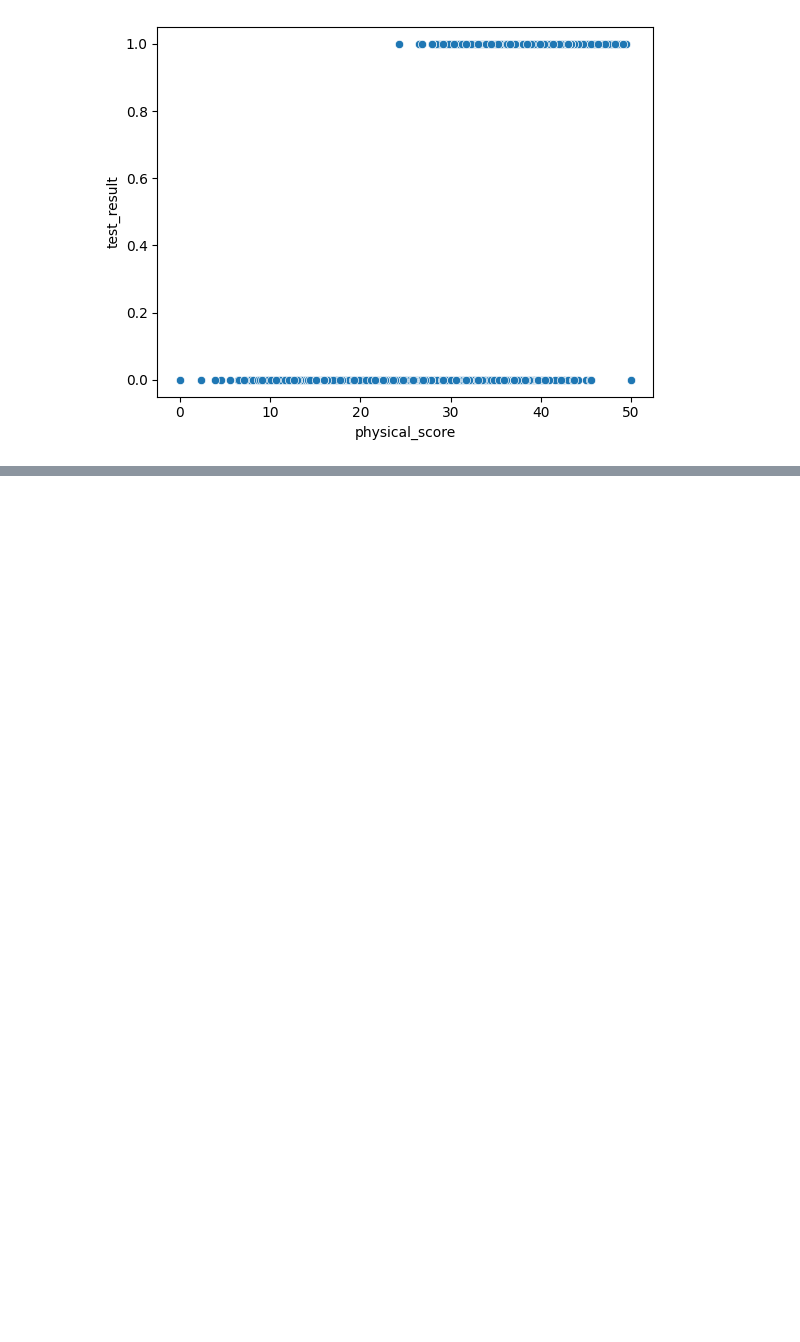
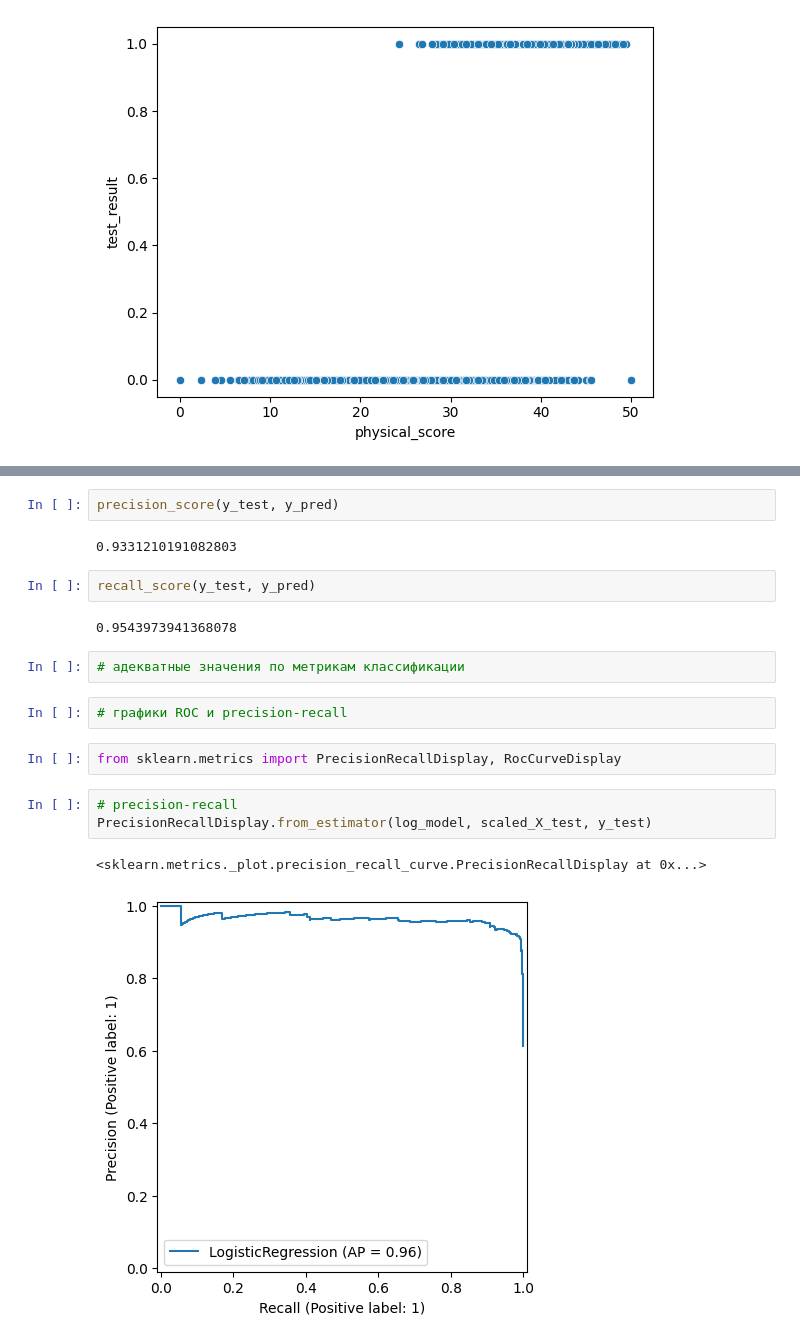
Before and after one commit to AlexTmbMifi/ML_basic, a Jupyter notebook: LogisticReg/LogisticRegAnalysis.ipynb, the cells around one changed output, grey strips where cells are left out. Drawn from its saved outputs; the diff is of its cells as text; blank space fills up the shorter version.

```diff
--- a/LogisticReg/LogisticRegAnalysis.ipynb
+++ b/LogisticReg/LogisticRegAnalysis.ipynb
@@ -97,0 +253,20 @@ ax.scatter(xs=df['age'], ys = df['physical_score'], zs=df['test_result'], c = df
+# %%
+precision_score(y_test, y_pred)
+# %% [output]
+0.9331210191082803
+# %%
+recall_score(y_test, y_pred)
+# %% [output]
+0.9543973941368078
+# %%
+# адекватные значения по метрикам классификации
+# %%
+# графики ROC и precision-recall
+# %%
+from sklearn.metrics import PrecisionRecallDisplay, RocCurveDisplay
+# %%
+# precision-recall
+PrecisionRecallDisplay.from_estimator(log_model, scaled_X_test, y_test)
+# %% [output]
+<sklearn.metrics._plot.precision_recall_curve.PrecisionRecallDisplay at 0x...>
+[figure, added]
```
Also changed, not shown: parts of 28 cells of this notebook.
